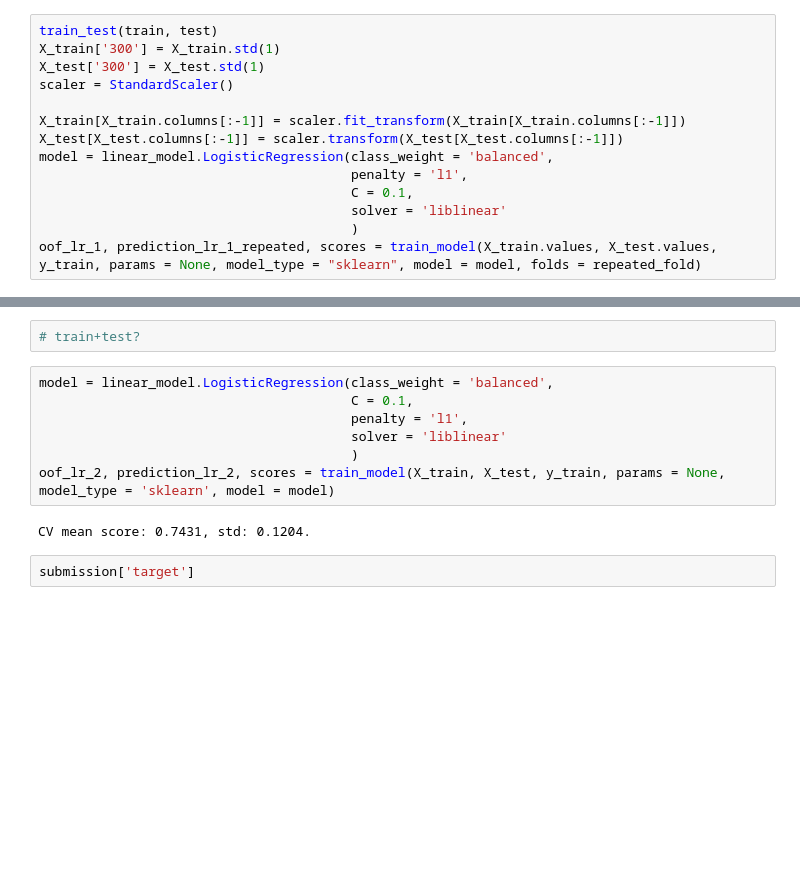
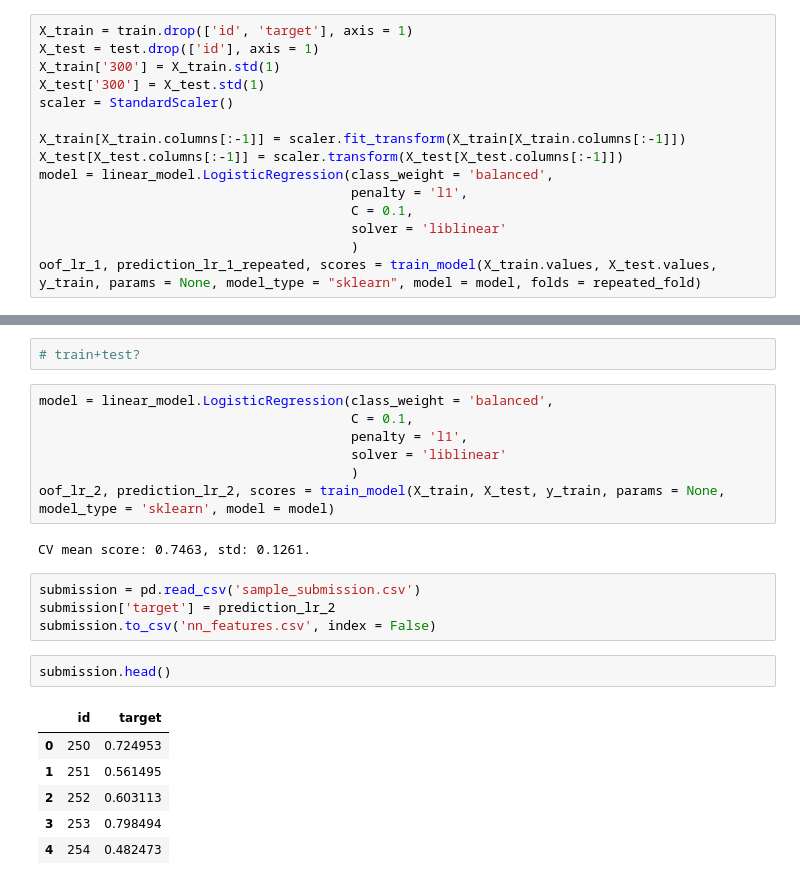
Before and after one commit to HQuality/Kagglez, a Jupyter notebook: Dont Overfit! II/Untitled.ipynb, the cells around one changed output, grey strips where cells are left out. Saved outputs shown, nothing was run; the diff lists cells and outputs as text; blank space fills up the shorter version.

```diff
--- a/Dont Overfit! II/Untitled.ipynb
+++ b/Dont Overfit! II/Untitled.ipynb
@@ -611,5 +636,6 @@ py.iplot(dict(data=data, layout=layout), filename='basic-line')
 # %%
-train_test(train, test)
+X_train = train.drop(['id', 'target'], axis = 1)
+X_test = test.drop(['id'], axis = 1)
 X_train['300'] = X_train.std(1)
 X_test['300'] = X_test.std(1)
 scaler = StandardScaler()
@@ -673,6 +699,17 @@ model = linear_model.LogisticRegression(class_weight = 'balanced',
                                         )
 oof_lr_2, prediction_lr_2, scores = train_model(X_train, X_test, y_train, params = None, model_type = 'sklearn', model = model)
 # %% [output]
-CV mean score: 0.7431, std: 0.1204.
+CV mean score: 0.7463, std: 0.1261.
+# %%
+submission = pd.read_csv('sample_submission.csv')
+submission['target'] = prediction_lr_2
+submission.to_csv('nn_features.csv', index = False)
 # %%
-submission['target']
+submission.head()
+# %% [output]
+|  | id | target |
+| 0 | 250 | 0.724953 |
+| 1 | 251 | 0.561495 |
+| 2 | 252 | 0.603113 |
+| 3 | 253 | 0.798494 |
+| 4 | 254 | 0.482473 |
```
Also changed, not shown: parts of 10 cells of this notebook, 4 other files.
